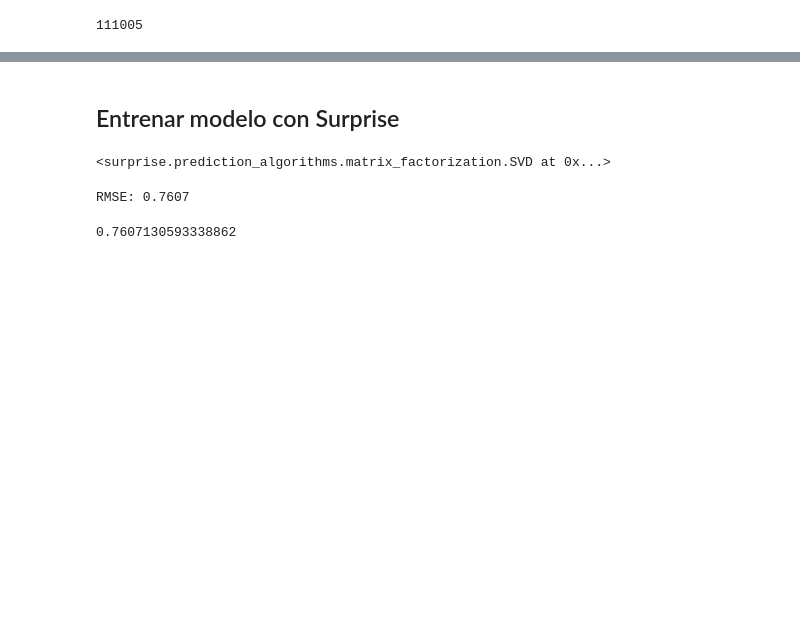
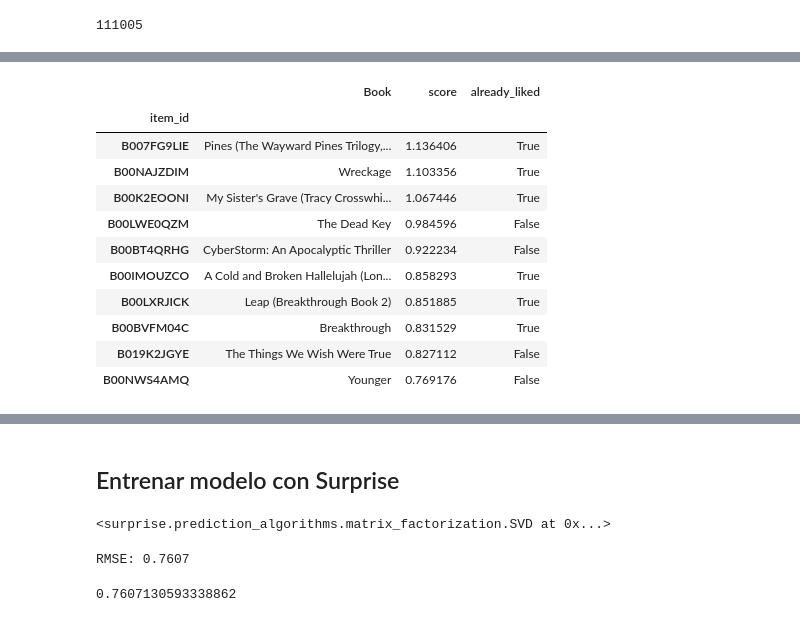
Before and after one commit to valentin-diaz/marketplace-recommender-backend, a Jupyter notebook: recommender/recommender.ipynb, the cells around one changed output, grey strips where cells are left out. Saved outputs shown, nothing was run; the diff lists cells and outputs as text; code cells hidden in the pictures; blank space fills up the shorter version.

Commit message:
modelo implicit funcionando

```diff
--- a/recommender/recommender.ipynb
+++ b/recommender/recommender.ipynb
@@ -359,0 +353,24 @@ len(reviews_df)
+# %%
+meta_df = meta_df.set_index('item_id')
+# %%
+reviews_df['user_id'] = reviews_df['user_id'].astype("category")
+reviews_df['item_id'] = reviews_df['item_id'].astype("category")
+
+idx_to_userid = dict(enumerate(reviews_df['user_id'].cat.categories))
+idx_to_bookid = dict(enumerate(reviews_df['item_id'].cat.categories))
+
+userid_to_idx = { v : k for k, v in idx_to_userid.items() }
+bookid_to_idx = { v : k for k, v in idx_to_bookid.items() }
+
+def map_rating_to_confidence(rating):
+    if rating >= 4:
+        return 10.0
+    elif rating == 3:
+        return 5.0
+    else:
+        return 0.0
+
+user_item_matrix = csr_matrix(
+    (reviews_df['rating'].astype(float).apply(map_rating_to_confidence), (user_indices, book_indices)),
+    shape=(len(reviews_df['user_id'].cat.categories), len(reviews_df['item_id'].cat.categories))
+)
@@ -359,0 +381,3 @@ len(reviews_df)
+# %%
+model = AlternatingLeastSquares(factors=50, regularization=0.01, iterations=20)
+model.fit(user_item_matrix)
@@ -359,0 +392,6 @@ len(reviews_df)
+# %%
+# Get recommendations for the a single user
+userid = 0
+ids, scores = model.recommend(userid, user_item_matrix[userid], N=10, filter_already_liked_items=False)
+book_ids = [idx_to_bookid[id] for id in ids]
+print("Recommended book IDs for user {}: {}".format(idx_to_userid[userid], book_ids))
@@ -359,0 +415,17 @@ len(reviews_df)
+# %%
+import numpy as np
+import pandas as pd
+pd.DataFrame({"Book": meta_df.loc[book_ids]['title'], "score": scores, "already_liked": np.in1d(ids, user_item_matrix[userid].indices)})
+# %% [output]
+|  | Book | score | already_liked |
+| item_id |  |  |  |
+| B007FG9LIE | Pines (The Wayward Pines Trilogy,... | 1.136406 | True |
+| B00NAJZDIM | Wreckage | 1.103356 | True |
+| B00K2EOONI | My Sister's Grave (Tracy Crosswhi... | 1.067446 | True |
+| B00LWE0QZM | The Dead Key | 0.984596 | False |
+| B00BT4QRHG | CyberStorm: An Apocalyptic Thriller | 0.922234 | False |
+| B00IMOUZCO | A Cold and Broken Hallelujah (Lon... | 0.858293 | True |
+| B00LXRJICK | Leap (Breakthrough Book 2) | 0.851885 | True |
+| B00BVFM04C | Breakthrough | 0.831529 | True |
+| B019K2JGYE | The Things We Wish Were True | 0.827112 | False |
+| B00NWS4AMQ | Younger | 0.769176 | False |
```
Also changed, not shown: parts of 37 cells of this notebook, 4 other files.
